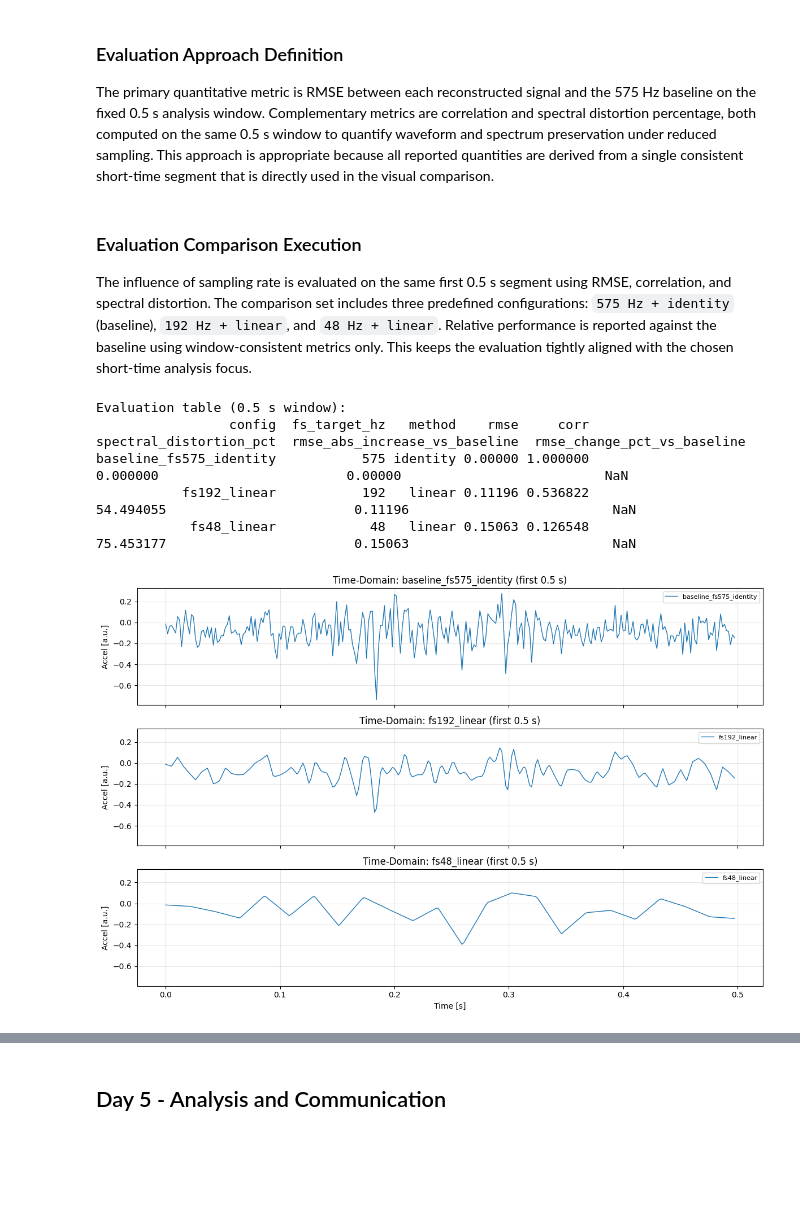
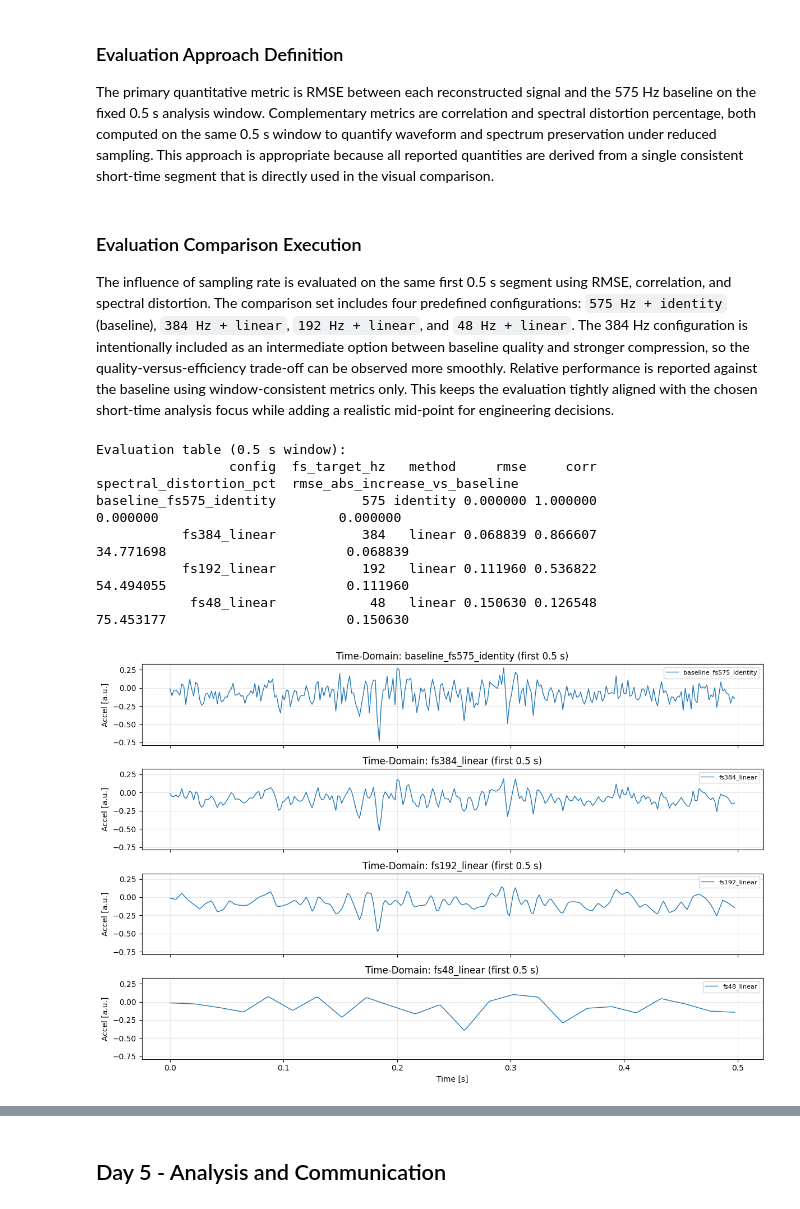
Before and after one commit to mikeandrusyak/gbsv-research, a Jupyter notebook: mc1/sampling_theorem.ipynb, the cells around one changed output, grey strips where cells are left out. Drawn from its saved outputs; the diff is of its cells as text; code cells hidden in the pictures; blank space fills up the shorter version.

Commit message:
Implement code changes to enhance functionality and improve performance

```diff
--- a/mc1/sampling_theorem.ipynb
+++ b/mc1/sampling_theorem.ipynb
@@ -139,6 +139,7 @@ def compute_metrics(reference: np.ndarray, candidate: np.ndarray, fs_hz: int) ->
 x_ref = load_focus_window()
 experiment_configs = [
     {"config": "baseline_fs575_identity", "fs_target": 575, "method": "identity"},
+    {"config": "fs384_linear", "fs_target": 384, "method": "linear"},
     {"config": "fs192_linear", "fs_target": 192, "method": "linear"},
     {"config": "fs48_linear", "fs_target": 48, "method": "linear"},
 ]
@@ -177,7 +179,7 @@ The primary quantitative metric is RMSE between each reconstructed signal and th
 # %% [markdown]
 ### Evaluation Comparison Execution
 
-The influence of sampling rate is evaluated on the same first 0.5 s segment using RMSE, correlation, and spectral distortion. The comparison set includes three predefined configurations: `575 Hz + identity` (baseline), `192 Hz + linear`, and `48 Hz + linear`. Relative performance is reported against the baseline using window-consistent metrics only. This keeps the evaluation tightly aligned with the chosen short-time analysis focus.
+The influence of sampling rate is evaluated on the same first 0.5 s segment using RMSE, correlation, and spectral distortion. The comparison set includes four predefined configurations: `575 Hz + identity` (baseline), `384 Hz + linear`, `192 Hz + linear`, and `48 Hz + linear`. The 384 Hz configuration is intentionally included as an intermediate option between baseline quality and stronger compression, so the quality-versus-efficiency trade-off can be observed more smoothly. Relative performance is reported against the baseline using window-consistent metrics only. This keeps the evaluation tightly aligned with the chosen short-time analysis focus while adding a realistic mid-point for engineering decisions.
 # %%
 import matplotlib.pyplot as plt
 
@@ -197,36 +199,37 @@ def plot_time_domain_stack(reconstructions_map: dict, configs: list[str], refere
         axes[i].plot(time_s, reconstructions_map[cfg], linewidth=1.0, label=cfg)
         axes[i].set_ylabel("Accel [a.u.]")
         axes[i].set_title("Time-Domain: " + cfg + " (first 0.5 s)")
         axes[i].grid(alpha=0.3)
         axes[i].legend(loc="upper right", fontsize=8)
 
     axes[-1].set_xlabel("Time [s]")
     plt.tight_layout()
     plt.show()
 
 
 results_eval_df = add_relative_rmse_columns(results_df)
 display_cols = [
     "config",
     "fs_target_hz",
     "method",
     "rmse",
     "corr",
     "spectral_distortion_pct",
     "rmse_abs_increase_vs_baseline",
 ]
 
 print("Evaluation table (0.5 s window):")
 print(results_eval_df[display_cols].to_string(index=False))
 
-plot_configs = ["baseline_fs575_identity", "fs192_linear", "fs48_linear"]
+plot_configs = ["baseline_fs575_identity", "fs384_linear", "fs192_linear", "fs48_linear"]
 plot_time_domain_stack(reconstructions, plot_configs, x_ref.size, FS_HZ)
 
 results_eval_df.sort_values("fs_target_hz", ascending=False)
 # %% [output]
 Evaluation table (0.5 s window):
-                 config  fs_target_hz   method    rmse     corr  spectral_distortion_pct  rmse_abs_increase_vs_baseline  rmse_change_pct_vs_baseline
-baseline_fs575_identity           575 identity 0.00000 1.000000                 0.000000                        0.00000                          NaN
-           fs192_linear           192   linear 0.11196 0.536822                54.494055                        0.11196                          NaN
-            fs48_linear            48   linear 0.15063 0.126548                75.453177                        0.15063                          NaN
+                 config  fs_target_hz   method     rmse     corr  spectral_distortion_pct  rmse_abs_increase_vs_baseline
+baseline_fs575_identity           575 identity 0.000000 1.000000                 0.000000                       0.000000
+           fs384_linear           384   linear 0.068839 0.866607                34.771698                       0.068839
+           fs192_linear           192   linear 0.111960 0.536822                54.494055                       0.111960
+            fs48_linear            48   linear 0.150630 0.126548                75.453177                       0.150630
-[figure, old version]
+[figure, new version]
```
Also changed, not shown: parts of 8 cells of this notebook.
